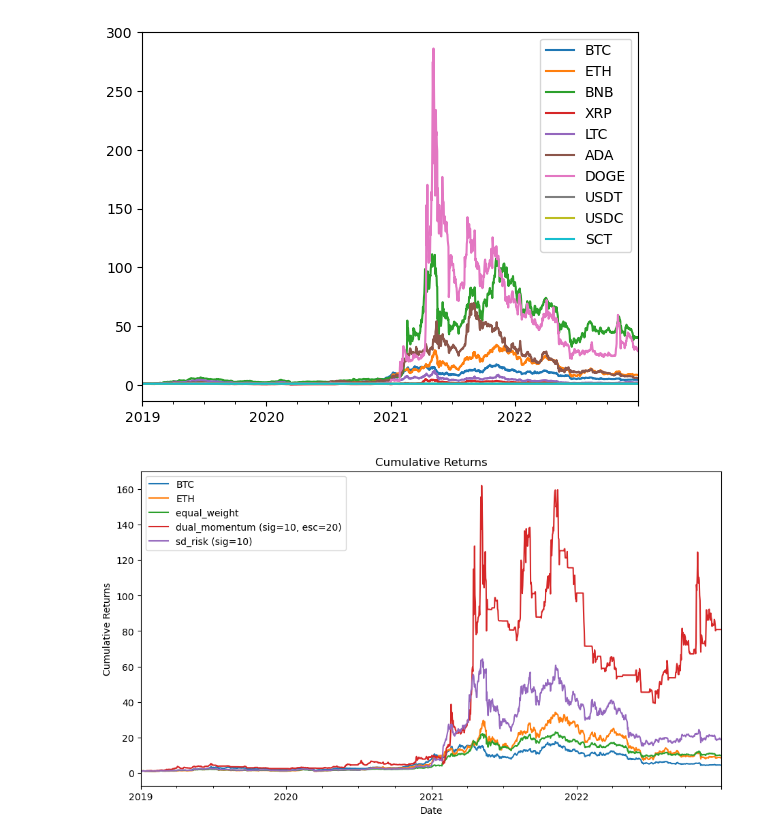
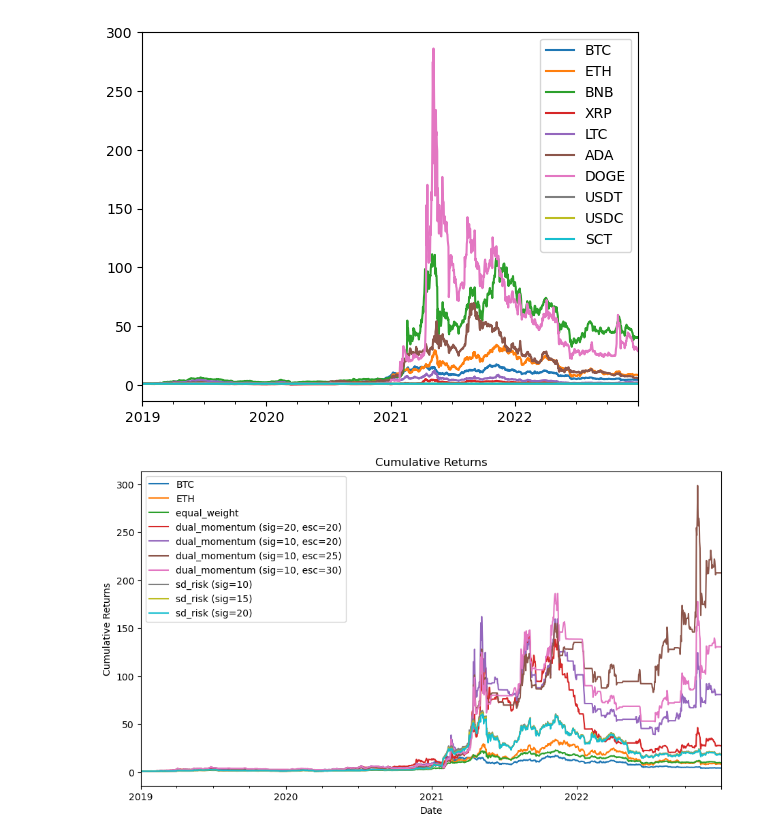
Before and after one commit to Raccoon103/Gambling-Apocalypse-Crypto, a Jupyter notebook: Main.ipynb, the cells around one changed output. Saved outputs shown, nothing was run; the diff lists cells and outputs as text; code cells hidden in the pictures.

```diff
--- a/Main.ipynb
+++ b/Main.ipynb
@@ -49,31 +49,36 @@ if __name__ == '__main__':
     df['SCT'] = [1] * df.shape[0]
     df_returns = df.pct_change()
     (1+df_returns).cumprod().plot()
     df_normalized = df / df.iloc[0]
 
 
     traders = [
         (FixedWeightTrading(df.copy(), df_returns.copy(), ''), 'equal_weight', ''),
+        (MomentumTrading(df.copy(), df_returns.copy(), 20, 20, None), 'dual_momentum', '(sig=20, esc=20)'),
         (MomentumTrading(df.copy(), df_returns.copy(), 10, 20, None), 'dual_momentum', '(sig=10, esc=20)'),
+        (MomentumTrading(df.copy(), df_returns.copy(), 10, 25, None), 'dual_momentum', '(sig=10, esc=25)'),
+        (MomentumTrading(df.copy(), df_returns.copy(), 10, 30, None), 'dual_momentum', '(sig=10, esc=30)'),
         (RiskParityTrading(df.copy(), df_returns.copy(), df_normalized.copy(), 10), 'sd_risk', '(sig=10)'),
+        (RiskParityTrading(df.copy(), df_returns.copy(), df_normalized.copy(), 15), 'sd_risk', '(sig=15)'),
+        (RiskParityTrading(df.copy(), df_returns.copy(), df_normalized.copy(), 20), 'sd_risk', '(sig=20)'),
     ]
     traders_portfolio = [pd.DataFrame(np.nan, index=df.index, columns=df.columns.append(pd.Index(['SCTInvest', 'Returns', 'Current Asset']))) for _ in range(len(traders))]
     for trader_portfolio in traders_portfolio:
         trader_portfolio['Current Asset'][0] = 100
 
 
     inv_coli = [df.columns.get_loc(col) for col in df.columns]
     rt_coli = traders_portfolio[0].columns.get_loc('Returns')
 
     for t in range(0, df.shape[0]-1):
         for i, (q, method_name, _) in enumerate(traders):
             traders_portfolio[i].iloc[t, inv_coli] = getattr(q, method_name)(t)
             traders_portfolio[i].iloc[t, rt_coli-1] = traders_portfolio[i].iloc[t, rt_coli+1] * traders_portfolio[i].iloc[t, rt_coli-2]
             traders_portfolio[i].iloc[t+1, rt_coli] = np.sum(traders_portfolio[i].iloc[t, inv_coli] * df_returns.copy().iloc[t+1, inv_coli])
             traders_portfolio[i].iloc[t+1, rt_coli+1] = traders_portfolio[i].iloc[t, rt_coli+1] * (1+traders_portfolio[i].iloc[t+1, rt_coli])
 
 
     plot_performance(traders, traders_portfolio, df_returns.copy())
 # %% [output]
 [figure]
-[figure, old version]
+[figure, new version]
```
Also changed, not shown: parts of 2 cells of this notebook.
